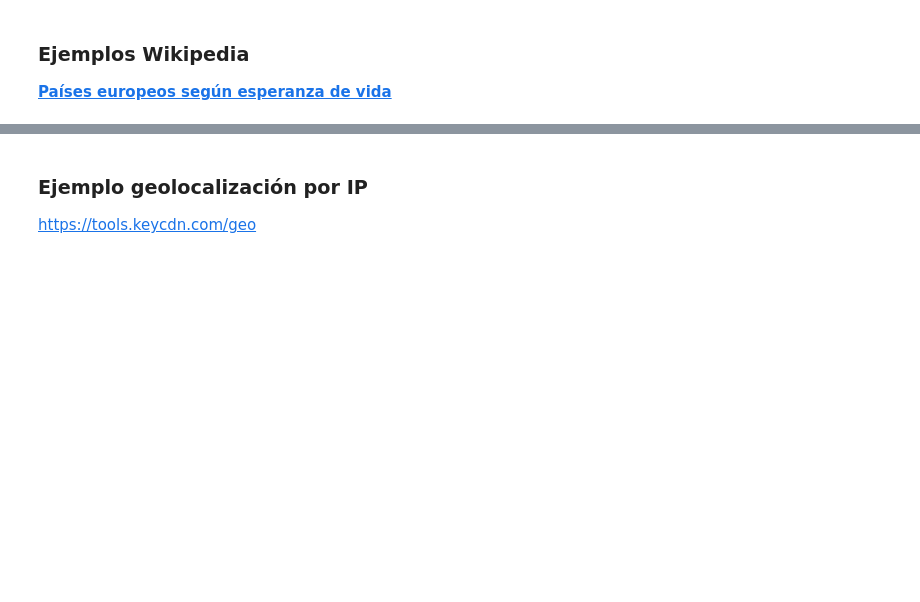
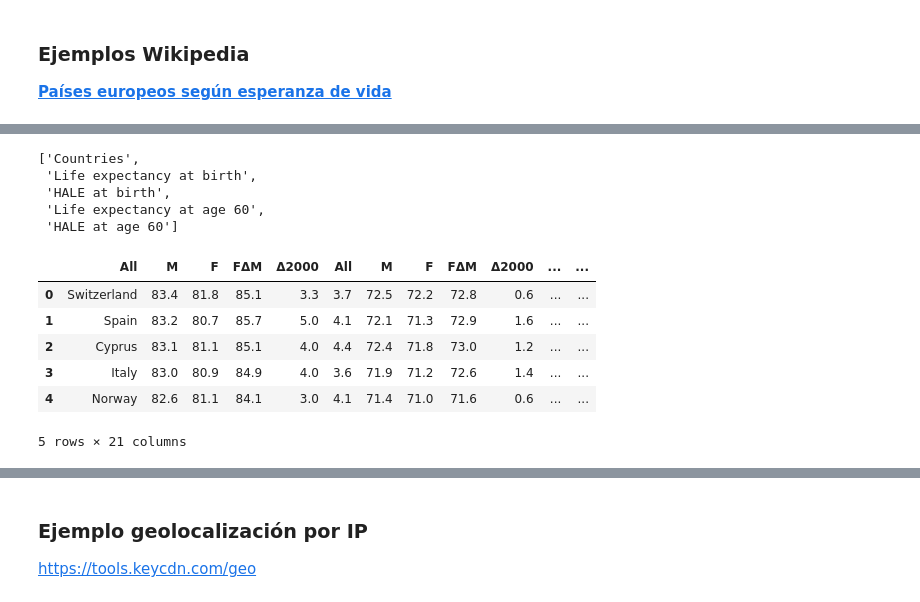
Before and after one commit to Ironhack-Data-Madrid-Julio-2023/apuntes_clase, a Jupyter notebook: semana_4/2.2 - Web Scraping (bs4).ipynb, the cells around one changed output, grey strips where cells are left out. Drawn from its saved outputs; the diff is of its cells as text; code cells hidden in the pictures; blank space fills up the shorter version.

```diff
--- a/semana_4/2.2 - Web Scraping (bs4).ipynb
+++ b/semana_4/2.2 - Web Scraping (bs4).ipynb
@@ -69,0 +101,4 @@ Usaremos la herramienta **[BeautifulSoup](https://www.crummy.com/software/Beauti
+# %%
+tabla = soup.find_all('table')[2]
+
+type(tabla)
@@ -69,0 +123,6 @@ Usaremos la herramienta **[BeautifulSoup](https://www.crummy.com/software/Beauti
+# %%
+filas = tabla.find_all('tr')
+
+filas = [f.text.split('\n') for f in filas]
+
+filas[:2]
@@ -69,0 +147,17 @@ Usaremos la herramienta **[BeautifulSoup](https://www.crummy.com/software/Beauti
+# %%
+# limpieza
+
+final = []
+
+for f in filas:
+
+    tmp = []
+
+    for palabra in f:
+
+        if palabra!='':
+            tmp.append(palabra)
+
+    final.append(tmp)
+
+final[:2]
@@ -69,0 +182,29 @@ Usaremos la herramienta **[BeautifulSoup](https://www.crummy.com/software/Beauti
+# %%
+final = [[palabra for palabra in f if palabra !=''] for f in filas]
+
+final[0]
+# %% [output]
+['Countries',
+ 'Life expectancy at birth',
+ 'HALE at birth',
+ 'Life expectancy at age 60',
+ 'HALE at age 60']
+# %%
+import pandas as pd
+
+
+col_names = final[1]+['0']
+
+data = final[3:]
+
+df = pd.DataFrame(data, columns=col_names)
+
+df.head()
+# %% [output]
+|  | All | M | F | FΔM | Δ2000 | All | M | F | FΔM | Δ2000 | ... | ... |
+| 0 | Switzerland | 83.4 | 81.8 | 85.1 | 3.3 | 3.7 | 72.5 | 72.2 | 72.8 | 0.6 | ... | ... |
+| 1 | Spain | 83.2 | 80.7 | 85.7 | 5.0 | 4.1 | 72.1 | 71.3 | 72.9 | 1.6 | ... | ... |
+| 2 | Cyprus | 83.1 | 81.1 | 85.1 | 4.0 | 4.4 | 72.4 | 71.8 | 73.0 | 1.2 | ... | ... |
+| 3 | Italy | 83.0 | 80.9 | 84.9 | 4.0 | 3.6 | 71.9 | 71.2 | 72.6 | 1.4 | ... | ... |
+| 4 | Norway | 82.6 | 81.1 | 84.1 | 3.0 | 4.1 | 71.4 | 71.0 | 71.6 | 0.6 | ... | ... |
+5 rows × 21 columns
```
Also changed, not shown: parts of 43 cells of this notebook.
